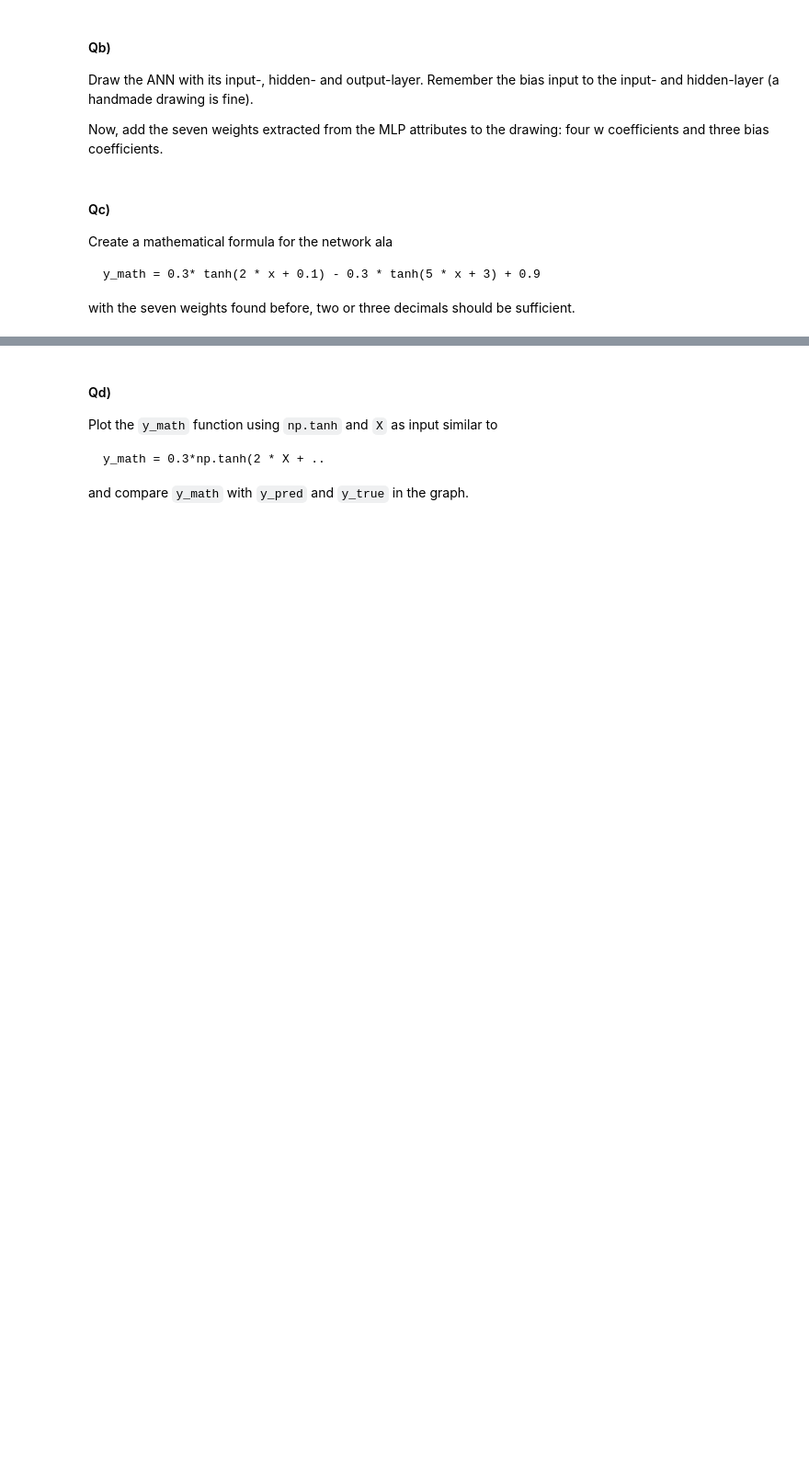
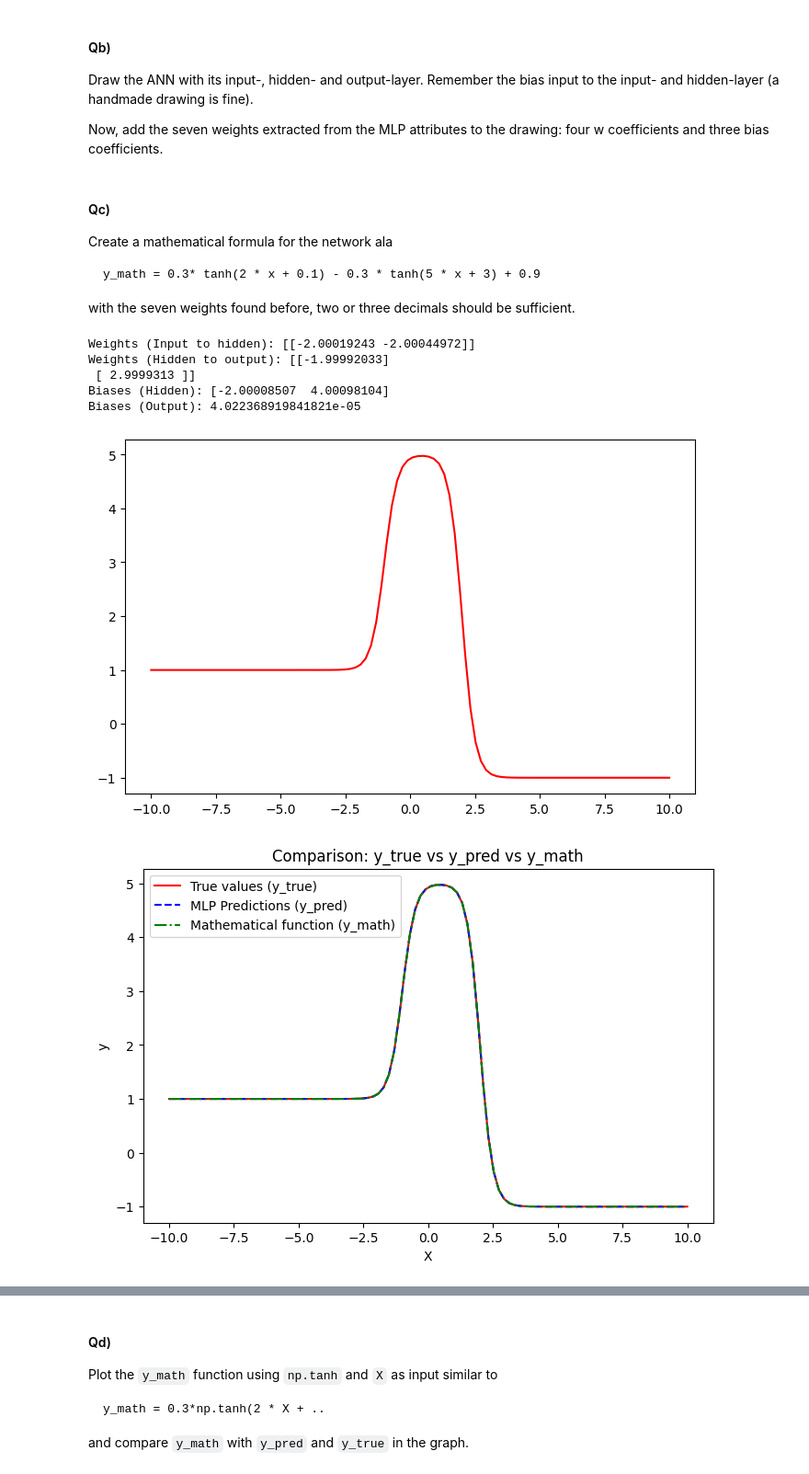
Before and after one commit to JonasGjorupEriksen/SWMAL_Group1, a Jupyter notebook: L06/ann.ipynb, the cells around one changed output, grey strips where cells are left out. Shown at 92% size. Saved outputs shown, nothing was run; the diff lists cells and outputs as text; code cells hidden in the pictures; blank space fills up the shorter version.

```diff
--- a/L06/ann.ipynb
+++ b/L06/ann.ipynb
@@ -106,0 +105,73 @@ with the seven weights found before, two or three decimals should be sufficient.
+# %%
+# TODO: create formula..
+
+# Extracting weights and biases
+weights_input_hidden = mlp.coefs_[0] # weights
+weights_hidden_output = mlp.coefs_[1] # weights
+
+biases_hidden = mlp.intercepts_[0] # biases
+bias_output = mlp.intercepts_[1][0] # biases
+
+#print values
+print("Weights (Input to hidden):",weights_input_hidden)
+print("Weights (Hidden to output):",weights_hidden_output)
+print("Biases (Hidden):",biases_hidden)
+print("Biases (Output):",bias_output)
+# %% [output]
+Weights (Input to hidden): [[-2.00019243 -2.00044972]]
+Weights (Hidden to output): [[-1.99992033]
+ [ 2.9999313 ]]
+Biases (Hidden): [-2.00008507  4.00098104]
+Biases (Output): 4.022368919841821e-05
+# %%
+
+import numpy as np
+
+w_1= -1.99
+w_2 = 2
+b_1 = -4
+b_2 = 1.99
+w_5 = -2.99
+w_6= 1.99
+b_3 = -0.00005
+def y_math(x):
+    return w_5*np.tanh(w_1*x + b_1) + w_6*np.tanh(w_2*x + b_2) + b_3
+
+y_math_values = np.array([y_math(x) for x in X]).flatten()
+
+# Plot the comparison
+plt.figure(figsize=(8,5))
+plt.plot(X, y_true, "r-", label="True values (y_true)")
+w_1= -2
+w_2 = 2
+b_1 = 4
+b_2 = 2
+w_5 = 3
+w_6= 2
+b_3 = -0.00005
+def y_math(x):
+    return w_5*np.tanh(w_1*x + b_1) + w_6*np.tanh(w_2*x + b_2) + b_3
+
+y_math_values = np.array([y_math(x) for x in X]).flatten()
+
+# Plot the comparison
+plt.figure(figsize=(8,5))
+plt.plot(X, y_true, "r-", label="True values (y_true)")
+plt.plot(X, y_pred, "b--", label="MLP Predictions (y_pred)")
+plt.plot(X, y_math_values, "g-.", label="Mathematical function (y_math)")
+
+plt.legend()
+plt.xlabel("X")
+plt.ylabel("y")
+plt.title("Comparison: y_true vs y_pred vs y_math")
+plt.show()
+plt.plot(X, y_math_values, "g-.", label="Mathematical function (y_math)")
+
+plt.legend()
+plt.xlabel("X")
+plt.ylabel("y")
+plt.title("Comparison: y_true vs y_pred vs y_math")
+plt.show()
+# %% [output]
+[figure, added]
+[figure, added]
```
Also changed, not shown: parts of 8 cells of this notebook.
